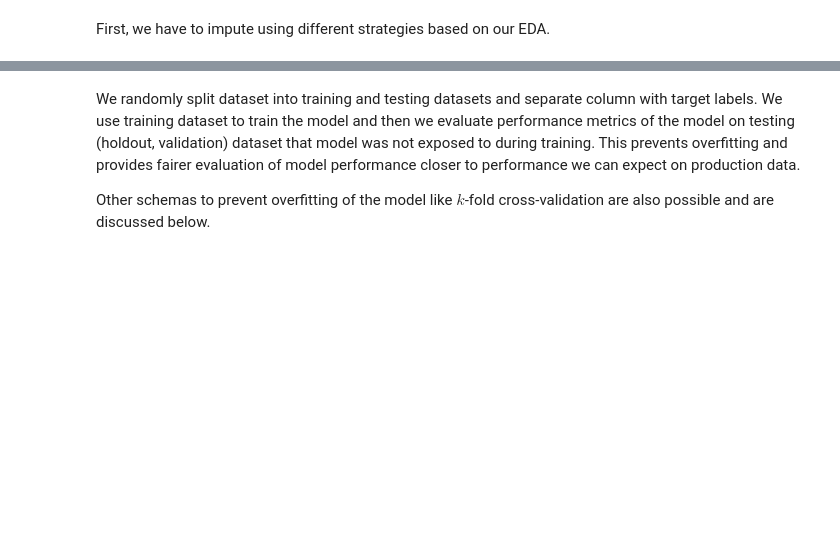
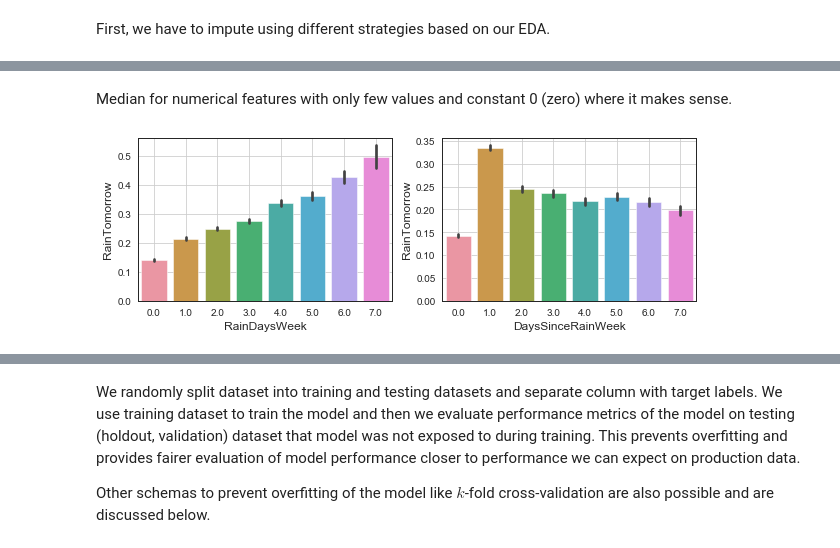
Before and after one commit to avast/machine-learning-python, a Jupyter notebook: imlp_2_modeling.ipynb, the cells around one changed output, grey strips where cells are left out. Cells and saved outputs as stored; diff of their text form; code cells hidden in the pictures; blank space fills up the shorter version.

```diff
--- a/imlp_2_modeling.ipynb
+++ b/imlp_2_modeling.ipynb
@@ -137,3 +159,14 @@ features += [(f, SimpleImputer(strategy='median'), [f]) for f in ff]
+# %% [markdown]
+Median for numerical features with only few values and constant 0 (zero) where it makes sense.
+# %%
+# plot
+fig, ax = plt.subplots(ncols=2, figsize=(10, 3))
+sns.barplot(x='RainDaysWeek', y='RainTomorrow', data=df, ax=ax[0]);
+ax[0].grid();
+sns.barplot(x='DaysSinceRainWeek', y='RainTomorrow', data=df, ax=ax[1]);
+ax[1].grid();
+# %% [output]
+[figure, added]
 # %%
 # median for kind of categorical vars
 ff = ['RainDaysWeek', 'DaysSinceRainWeek']
```
Also changed, not shown: parts of 48 cells of this notebook, 5 other files.
